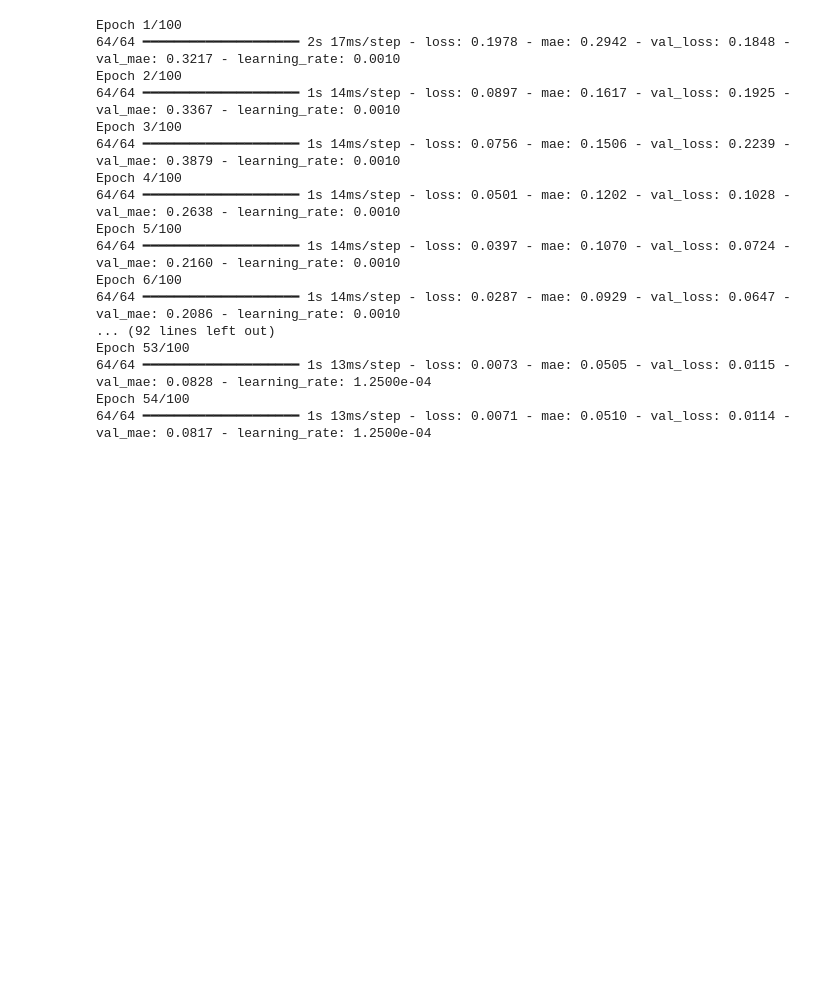
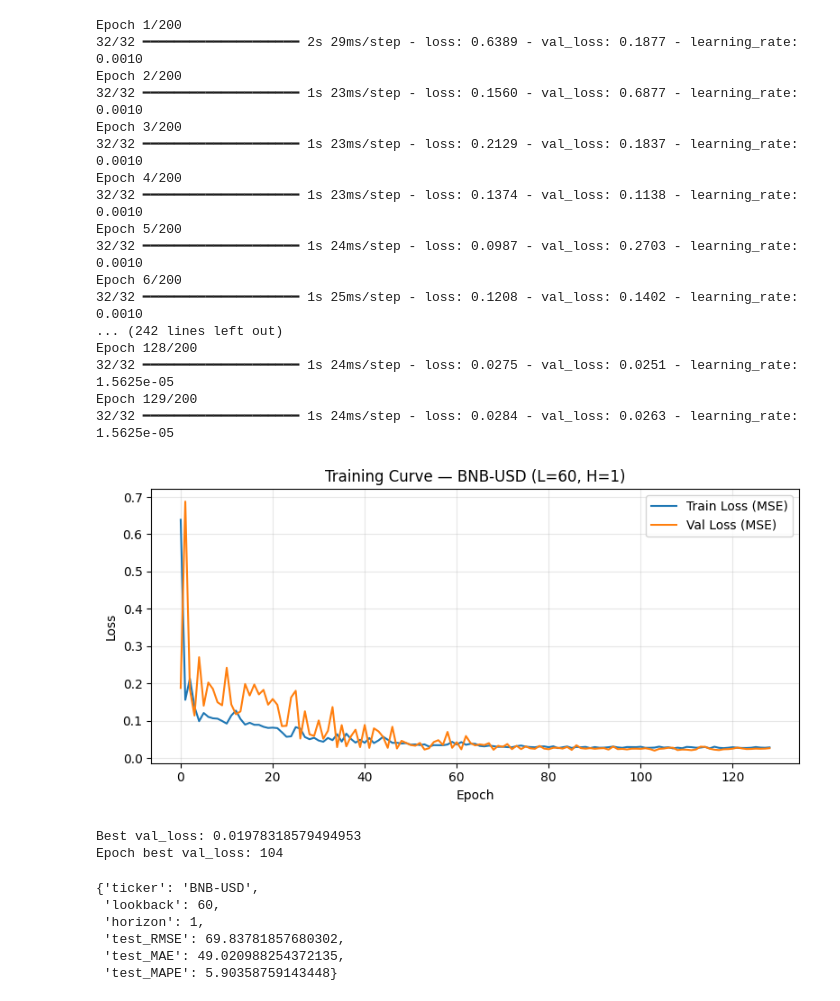
Before and after one commit to Budisyahputra/crypto-forecasting, a Jupyter notebook: notebooks/03_train_attention_lstm_close_BNB_H1.ipynb, the cells around one changed output. Cells and saved outputs as stored; diff of their text form; code cells hidden in the pictures; blank space fills up the shorter version.

```diff
--- a/notebooks/03_train_attention_lstm_close_BNB_H1.ipynb
+++ b/notebooks/03_train_attention_lstm_close_BNB_H1.ipynb
@@ -124,32 +153,51 @@ y_test_s  = y_scaler.transform(y_test.reshape(-1,1)).ravel()
 # %%
 callbacks = [
-    EarlyStopping(monitor="val_loss", patience=10, restore_best_weights=True),
-    ReduceLROnPlateau(monitor="val_loss", factor=0.5, patience=5, min_lr=1e-6),
+    EarlyStopping(monitor="val_loss", patience=25, restore_best_weights=True),
+    ReduceLROnPlateau(monitor="val_loss", factor=0.5, patience=10, min_lr=1e-6),
 ]
 
 history = model.fit(
-    X_train, y_train_s, # menggunaka y_train_s karena sudah di scale
+    X_train, y_train_s,
     validation_data=(X_val, y_val_s),
-    epochs=100,
-    batch_size=32,
+    epochs=200,
+    batch_size=64,
     callbacks=callbacks,
+    shuffle=False,
     verbose=1
 )
 # %% [output]
-Epoch 1/100
-64/64 ━━━━━━━━━━━━━━━━━━━━ 2s 17ms/step - loss: 0.1978 - mae: 0.2942 - val_loss: 0.1848 - val_mae: 0.3217 - learning_rate: 0.0010
-Epoch 2/100
-64/64 ━━━━━━━━━━━━━━━━━━━━ 1s 14ms/step - loss: 0.0897 - mae: 0.1617 - val_loss: 0.1925 - val_mae: 0.3367 - learning_rate: 0.0010
-Epoch 3/100
-64/64 ━━━━━━━━━━━━━━━━━━━━ 1s 14ms/step - loss: 0.0756 - mae: 0.1506 - val_loss: 0.2239 - val_mae: 0.3879 - learning_rate: 0.0010
-Epoch 4/100
-64/64 ━━━━━━━━━━━━━━━━━━━━ 1s 14ms/step - loss: 0.0501 - mae: 0.1202 - val_loss: 0.1028 - val_mae: 0.2638 - learning_rate: 0.0010
-Epoch 5/100
-64/64 ━━━━━━━━━━━━━━━━━━━━ 1s 14ms/step - loss: 0.0397 - mae: 0.1070 - val_loss: 0.0724 - val_mae: 0.2160 - learning_rate: 0.0010
-Epoch 6/100
-64/64 ━━━━━━━━━━━━━━━━━━━━ 1s 14ms/step - loss: 0.0287 - mae: 0.0929 - val_loss: 0.0647 - val_mae: 0.2086 - learning_rate: 0.0010
-... (92 lines left out)
-Epoch 53/100
-64/64 ━━━━━━━━━━━━━━━━━━━━ 1s 13ms/step - loss: 0.0073 - mae: 0.0505 - val_loss: 0.0115 - val_mae: 0.0828 - learning_rate: 1.2500e-04
-Epoch 54/100
-64/64 ━━━━━━━━━━━━━━━━━━━━ 1s 13ms/step - loss: 0.0071 - mae: 0.0510 - val_loss: 0.0114 - val_mae: 0.0817 - learning_rate: 1.2500e-04
+Epoch 1/200
+32/32 ━━━━━━━━━━━━━━━━━━━━ 2s 29ms/step - loss: 0.6389 - val_loss: 0.1877 - learning_rate: 0.0010
+Epoch 2/200
+32/32 ━━━━━━━━━━━━━━━━━━━━ 1s 23ms/step - loss: 0.1560 - val_loss: 0.6877 - learning_rate: 0.0010
+Epoch 3/200
+32/32 ━━━━━━━━━━━━━━━━━━━━ 1s 23ms/step - loss: 0.2129 - val_loss: 0.1837 - learning_rate: 0.0010
+Epoch 4/200
+32/32 ━━━━━━━━━━━━━━━━━━━━ 1s 23ms/step - loss: 0.1374 - val_loss: 0.1138 - learning_rate: 0.0010
+Epoch 5/200
+32/32 ━━━━━━━━━━━━━━━━━━━━ 1s 24ms/step - loss: 0.0987 - val_loss: 0.2703 - learning_rate: 0.0010
+Epoch 6/200
+32/32 ━━━━━━━━━━━━━━━━━━━━ 1s 25ms/step - loss: 0.1208 - val_loss: 0.1402 - learning_rate: 0.0010
+... (242 lines left out)
+Epoch 128/200
+32/32 ━━━━━━━━━━━━━━━━━━━━ 1s 24ms/step - loss: 0.0275 - val_loss: 0.0251 - learning_rate: 1.5625e-05
+Epoch 129/200
+32/32 ━━━━━━━━━━━━━━━━━━━━ 1s 24ms/step - loss: 0.0284 - val_loss: 0.0263 - learning_rate: 1.5625e-05
+# %%
+plt.figure(figsize=(8,4))
+plt.plot(history.history["loss"], label="Train Loss (MSE)")
+plt.plot(history.history["val_loss"], label="Val Loss (MSE)")
+plt.xlabel("Epoch")
+plt.ylabel("Loss")
+plt.title(f"Training Curve — {TICKER} (L={LOOKBACK}, H={H})")
+plt.legend()
+plt.grid(alpha=0.3)
+plt.tight_layout()
+plt.show()
+
+print("Best val_loss:", float(np.min(history.history["val_loss"])))
+print("Epoch best val_loss:", int(np.argmin(history.history["val_loss"]) + 1))
+# %% [output]
+[figure, added]
+Best val_loss: 0.01978318579494953
+Epoch best val_loss: 104
@@ -155,0 +209,17 @@ Epoch 54/100
+# %%
+metrics = {
+    "ticker": TICKER,
+    "lookback": LOOKBACK,
+    "horizon": H,
+    "test_RMSE": rmse(y_test, y_pred),
+    "test_MAE": mae(y_test, y_pred),
+    "test_MAPE": mape(y_test, y_pred),
+}
+metrics
+# %% [output]
+{'ticker': 'BNB-USD',
+ 'lookback': 60,
+ 'horizon': 1,
+ 'test_RMSE': 69.83781857680302,
+ 'test_MAE': 49.020988254372135,
+ 'test_MAPE': 5.90358759143448}
```
Also changed, not shown: parts of 19 cells of this notebook, 22 other files.
